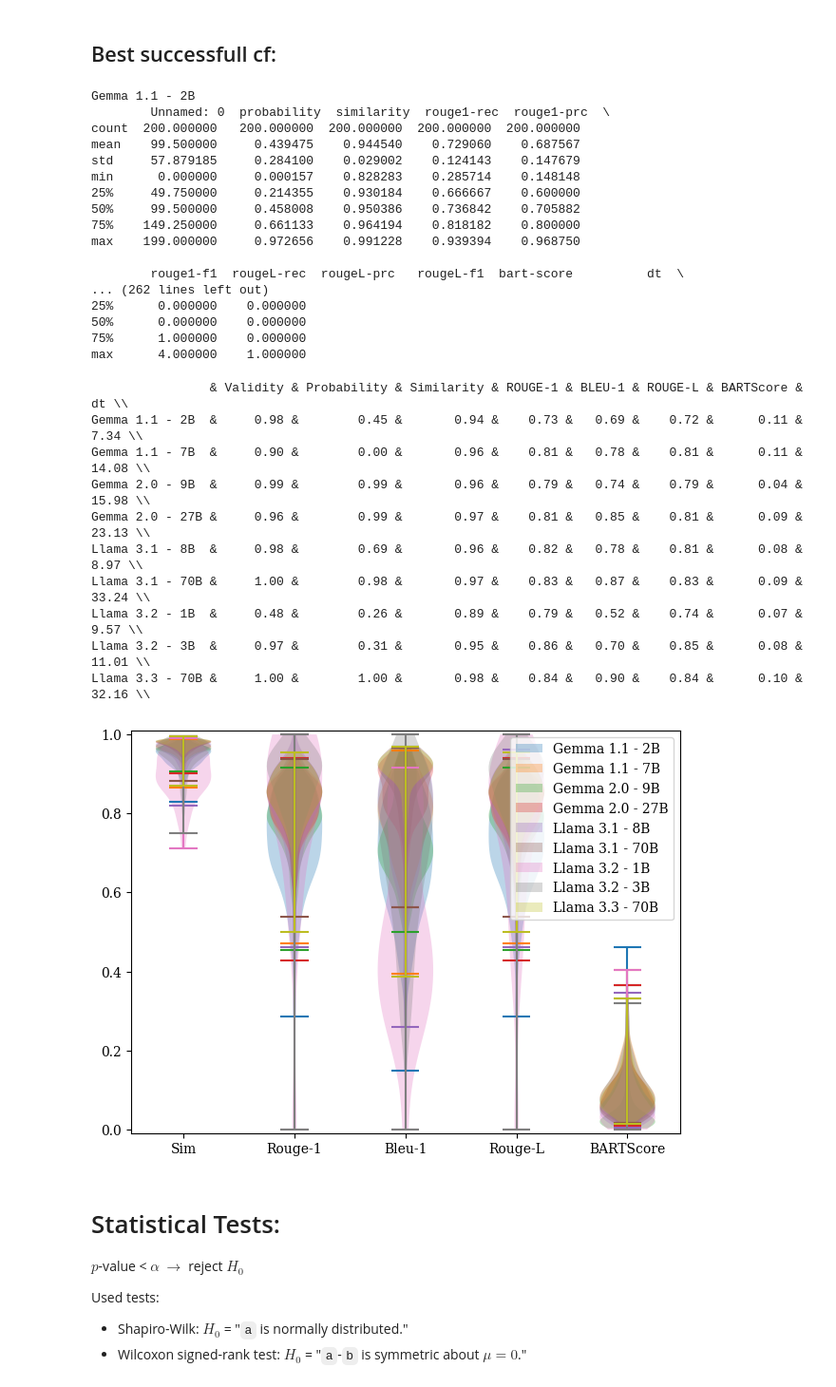
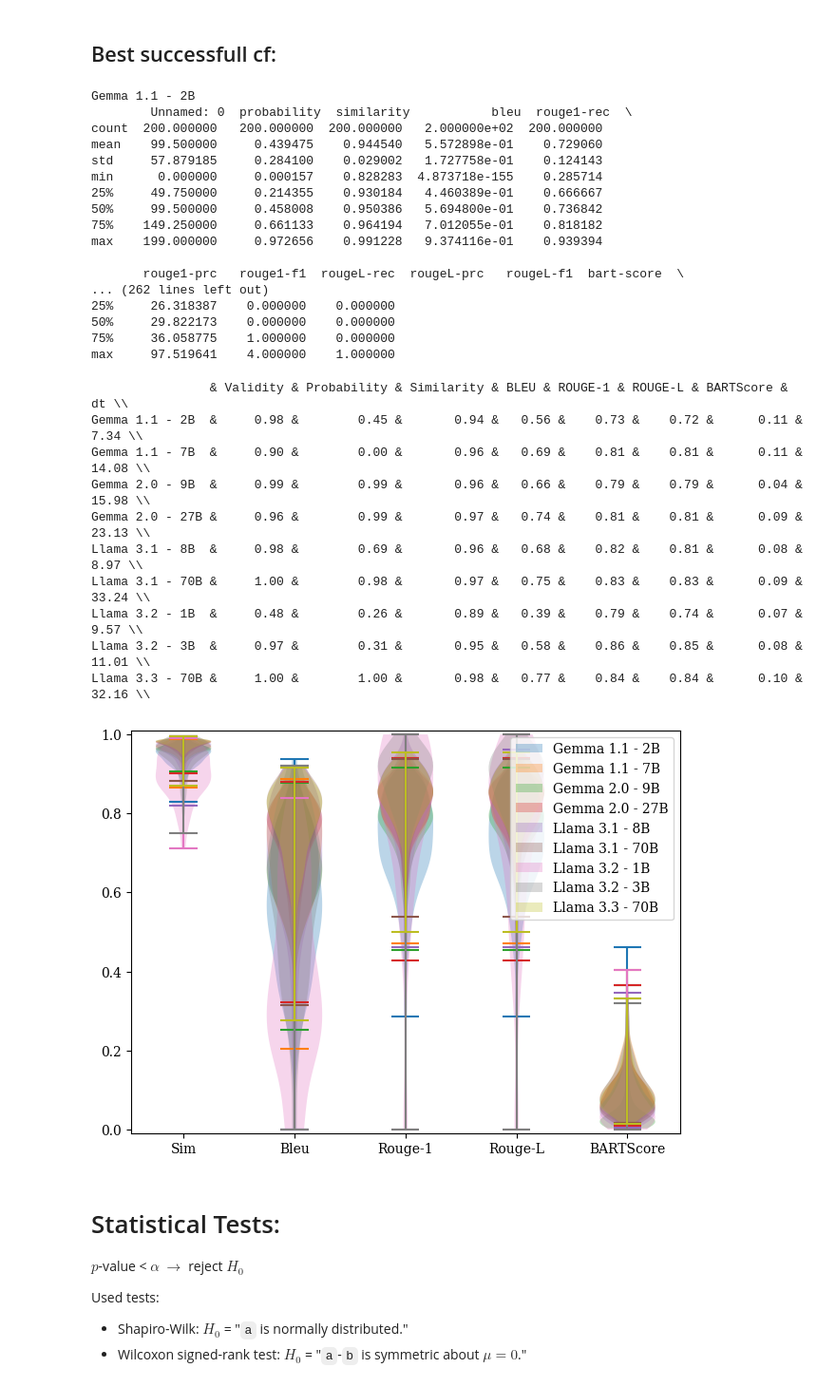
Before and after one commit to k-randl/self-explaining_llms, a Jupyter notebook: evaluate-hazard-counterfactuals.ipynb, the cells around one changed output. Shown at 95% size. Cells and saved outputs as stored; diff of their text form; code cells hidden in the pictures.

```diff
--- a/evaluate-hazard-counterfactuals.ipynb
+++ b/evaluate-hazard-counterfactuals.ipynb
@@ -158,7 +159,8 @@ plotter.plot_importance([importance_cf], [''], f'Counterfactual Explanations - F
 # %% [markdown]
 ### Produce best CF@$k$:
 # %%
-rouge_scorer = RougeScorer(['rouge1', 'rougeL'], tokenizer=WordPunctTokenizer())
+wp_tokenizer = WordPunctTokenizer()
+rouge_scorer = RougeScorer(['rouge1', 'rougeL'], tokenizer=wp_tokenizer)
 bart_scorer = BARTScorer(device='cuda:0', checkpoint='facebook/bart-large-cnn')
 
 counterfactuals  = {model:{i+1: [] for i in range(K)} for model in RESULTS}
@@ -188,6 +190,7 @@ for model in RESULTS:
             else: j = np.argmax((scores - np.where(success, 0., np.inf))[:i+1])
 
             text = r['counterfactuals'][cf_label]['samples'][j]['text']
+            bleu = sentence_bleu([wp_tokenizer.tokenize(r['sample']['text'].lower())], wp_tokenizer.tokenize(text.lower()))
             rouge = rouge_scorer.score(r['sample']['text'].lower(), text.lower())
             bart = bart_scorer.score([r['sample']['text']], [text.lower()], batch_size=4)
 
@@ -197,6 +200,7 @@ for model in RESULTS:
                 'success':     success[j],
                 'probability': probabilities[j],
                 'similarity':  similarities[j],
+                'bleu':        bleu,
                 'rouge1-rec':  rouge['rouge1'].recall,
                 'rouge1-prc':  rouge['rouge1'].precision,
                 'rouge1-f1':   rouge['rouge1'].fmeasure,
@@ -312,12 +332,12 @@ max      0.0    1.000000
 # %%
 hs, ls = [], []
 
-print(f'{" "*15} & Validity & $k@\epsilon=1e-9$ & Probability & Similarity & ROUGE-1 & BLEU-1 & ROUGE-L & BARTScore &    dt \\\\')
+print(f'{" "*15} & Validity & $k@\epsilon=1e-9$ & Probability & Similarity & BLEU & ROUGE-1 & ROUGE-L & BARTScore &    dt \\\\')
 for model in counterfactuals:
     cf = counterfactuals[model][1].copy()
     cf['bart-score'] = np.exp(cf['bart-score'].values)
 
-    hs.append(plt.violinplot(cf[['similarity', 'rouge1-rec', 'rouge1-prc', 'rougeL-rec', 'bart-score']][cf.success.values].values)['bodies'][0])
+    hs.append(plt.violinplot(cf[['similarity', 'bleu', 'rouge1-f1', 'rougeL-f1', 'bart-score']][cf.success.values].values)['bodies'][0])
     ls.append(model)
 
     print(f'{model}{" "*(15-len(model))} & ' +
@@ -325,15 +345,15 @@ for model in counterfactuals:
         f'{np.ceil(np.emath.logn((1 - cf.success.values.mean()), 1e-9)):17.0f} & ' +
         f'{cf["probability"][cf.success.values].mean():11.2f} & ' +
         f'{cf["similarity"][cf.success.values].mean():10.2f} & ' +
-        f'{cf["rouge1-rec"][cf.success.values].mean():7.2f} & ' +
-        f'{cf["rouge1-prc"][cf.success.values].mean():6.2f} & ' +
-        f'{cf["rougeL-rec"][cf.success.values].mean():7.2f} & ' +
+        f'{cf["bleu"][cf.success.values].mean():6.2f} & ' +
+        f'{cf["rouge1-f1"][cf.success.values].mean():7.2f} & ' +
+        f'{cf["rougeL-f1"][cf.success.values].mean():7.2f} & ' +
         f'{cf["bart-score"][cf.success.values].mean():9.2f} & ' +
         f'{cf["dt"][cf.success.values].mean():5.2f} \\\\'
     )
 
 plt.ylim(bottom=-.01, top=1.01)
-plt.xticks(ticks=[1, 2, 3, 4, 5], labels=['Sim', 'Rouge-1', 'Bleu-1', 'Rouge-L', 'BARTScore'])
+plt.xticks(ticks=[1, 2, 3, 4, 5], labels=['Sim', 'Bleu', 'Rouge-1', 'Rouge-L', 'BARTScore'])
 plt.legend(handles=hs, labels=ls)
 plt.tight_layout()
 plt.show()
@@ -355,61 +375,61 @@ Llama 3.3 - 70B &     0.95 &                 7 &        1.00 &       0.98 &    0
 for model in counterfactuals: print(model, '\n', counterfactuals[model][5].describe(), '\n')
 # %% [output]
 Gemma 1.1 - 2B
-        Unnamed: 0  probability  similarity  rouge1-rec  rouge1-prc  \
-count  200.000000   200.000000  200.000000  200.000000  200.000000
-mean    99.500000     0.439475    0.944540    0.729060    0.687567
-std     57.879185     0.284100    0.029002    0.124143    0.147679
-min      0.000000     0.000157    0.828283    0.285714    0.148148
-25%     49.750000     0.214355    0.930184    0.666667    0.600000
-50%     99.500000     0.458008    0.950386    0.736842    0.705882
-75%    149.250000     0.661133    0.964194    0.818182    0.800000
-max    199.000000     0.972656    0.991228    0.939394    0.968750
+        Unnamed: 0  probability  similarity           bleu  rouge1-rec  \
+count  200.000000   200.000000  200.000000   2.000000e+02  200.000000
+mean    99.500000     0.439475    0.944540   5.572898e-01    0.729060
+std     57.879185     0.284100    0.029002   1.727758e-01    0.124143
+min      0.000000     0.000157    0.828283  4.873718e-155    0.285714
+25%     49.750000     0.214355    0.930184   4.460389e-01    0.666667
+50%     99.500000     0.458008    0.950386   5.694800e-01    0.736842
+75%    149.250000     0.661133    0.964194   7.012055e-01    0.818182
+max    199.000000     0.972656    0.991228   9.374116e-01    0.939394
 
-        rouge1-f1  rougeL-rec  rougeL-prc   rougeL-f1  bart-score          dt  \
+       rouge1-prc   rouge1-f1  rougeL-rec  rougeL-prc   rougeL-f1  bart-score  \
 ... (262 lines left out)
-25%      0.000000    0.000000
-50%      0.000000    0.000000
-75%      1.000000    0.000000
-max      4.000000    1.000000
+25%     26.318387    0.000000    0.000000
+50%     29.822173    0.000000    0.000000
+75%     36.058775    1.000000    0.000000
+max     97.519641    4.000000    1.000000
 # %%
 hs, ls = [], []
 
-print(f'{" "*15} & Validity & Probability & Similarity & ROUGE-1 & BLEU-1 & ROUGE-L & BARTScore &    dt \\\\')
+print(f'{" "*15} & Validity & Probability & Similarity & BLEU & ROUGE-1 & ROUGE-L & BARTScore &    dt \\\\')
 for model in counterfactuals:
     cf = counterfactuals[model][5].copy()
     cf['bart-score'] = np.exp(cf['bart-score'].values)
 
-    hs.append(plt.violinplot(cf[['similarity', 'rouge1-rec', 'rouge1-prc', 'rougeL-rec', 'bart-score']][cf.success.values].values)['bodies'][0])
+    hs.append(plt.violinplot(cf[['similarity', 'bleu', 'rouge1-rec', 'rougeL-rec', 'bart-score']][cf.success.values].values)['bodies'][0])
     ls.append(model)
 
     print(f'{model}{" "*(15-len(model))} & ' +
         f'{cf["success"].values.mean():8.2f} & ' +
         f'{cf["probability"][cf.success.values].mean():11.2f} & ' +
         f'{cf["similarity"][cf.success.values].mean():10.2f} & ' +
+        f'{cf["bleu"][cf.success.values].mean():6.2f} & ' +
         f'{cf["rouge1-rec"][cf.success.values].mean():7.2f} & ' +
-        f'{cf["rouge1-prc"][cf.success.values].mean():6.2f} & ' +
         f'{cf["rougeL-rec"][cf.success.values].mean():7.2f} & ' +
         f'{cf["bart-score"][cf.success.values].mean():9.2f} & ' +
         f'{cf["dt"][cf.success.values].mean():5.2f} \\\\'
     )
 
 plt.ylim(bottom=-.01, top=1.01)
-plt.xticks(ticks=[1, 2, 3, 4, 5], labels=['Sim', 'Rouge-1', 'Bleu-1', 'Rouge-L', 'BARTScore'])
+plt.xticks(ticks=[1, 2, 3, 4, 5], labels=['Sim', 'Bleu', 'Rouge-1', 'Rouge-L', 'BARTScore'])
 plt.legend(handles=hs, labels=ls)
 plt.tight_layout()
 plt.show()
 # %% [output]
-                & Validity & Probability & Similarity & ROUGE-1 & BLEU-1 & ROUGE-L & BARTScore &    dt \\
-Gemma 1.1 - 2B  &     0.98 &        0.45 &       0.94 &    0.73 &   0.69 &    0.72 &      0.11 &  7.34 \\
-Gemma 1.1 - 7B  &     0.90 &        0.00 &       0.96 &    0.81 &   0.78 &    0.81 &      0.11 & 14.08 \\
-Gemma 2.0 - 9B  &     0.99 &        0.99 &       0.96 &    0.79 &   0.74 &    0.79 &      0.04 & 15.98 \\
-Gemma 2.0 - 27B &     0.96 &        0.99 &       0.97 &    0.81 &   0.85 &    0.81 &      0.09 & 23.13 \\
-Llama 3.1 - 8B  &     0.98 &        0.69 &       0.96 &    0.82 &   0.78 &    0.81 &      0.08 &  8.97 \\
-Llama 3.1 - 70B &     1.00 &        0.98 &       0.97 &    0.83 &   0.87 &    0.83 &      0.09 & 33.24 \\
-Llama 3.2 - 1B  &     0.48 &        0.26 &       0.89 &    0.79 &   0.52 &    0.74 &      0.07 &  9.57 \\
-Llama 3.2 - 3B  &     0.97 &        0.31 &       0.95 &    0.86 &   0.70 &    0.85 &      0.08 & 11.01 \\
-Llama 3.3 - 70B &     1.00 &        1.00 &       0.98 &    0.84 &   0.90 &    0.84 &      0.10 & 32.16 \\
+                & Validity & Probability & Similarity & BLEU & ROUGE-1 & ROUGE-L & BARTScore &    dt \\
+Gemma 1.1 - 2B  &     0.98 &        0.45 &       0.94 &   0.56 &    0.73 &    0.72 &      0.11 &  7.34 \\
+Gemma 1.1 - 7B  &     0.90 &        0.00 &       0.96 &   0.69 &    0.81 &    0.81 &      0.11 & 14.08 \\
+Gemma 2.0 - 9B  &     0.99 &        0.99 &       0.96 &   0.66 &    0.79 &    0.79 &      0.04 & 15.98 \\
+Gemma 2.0 - 27B &     0.96 &        0.99 &       0.97 &   0.74 &    0.81 &    0.81 &      0.09 & 23.13 \\
+Llama 3.1 - 8B  &     0.98 &        0.69 &       0.96 &   0.68 &    0.82 &    0.81 &      0.08 &  8.97 \\
+Llama 3.1 - 70B &     1.00 &        0.98 &       0.97 &   0.75 &    0.83 &    0.83 &      0.09 & 33.24 \\
+Llama 3.2 - 1B  &     0.48 &        0.26 &       0.89 &   0.39 &    0.79 &    0.74 &      0.07 &  9.57 \\
+Llama 3.2 - 3B  &     0.97 &        0.31 &       0.95 &   0.58 &    0.86 &    0.85 &      0.08 & 11.01 \\
+Llama 3.3 - 70B &     1.00 &        1.00 &       0.98 &   0.77 &    0.84 &    0.84 &      0.10 & 32.16 \\
-[figure, old version]
+[figure, new version]
 # %% [markdown]
 # Statistical Tests:
 
```
Also changed, not shown: parts of 5 cells of this notebook, 3 other files.
